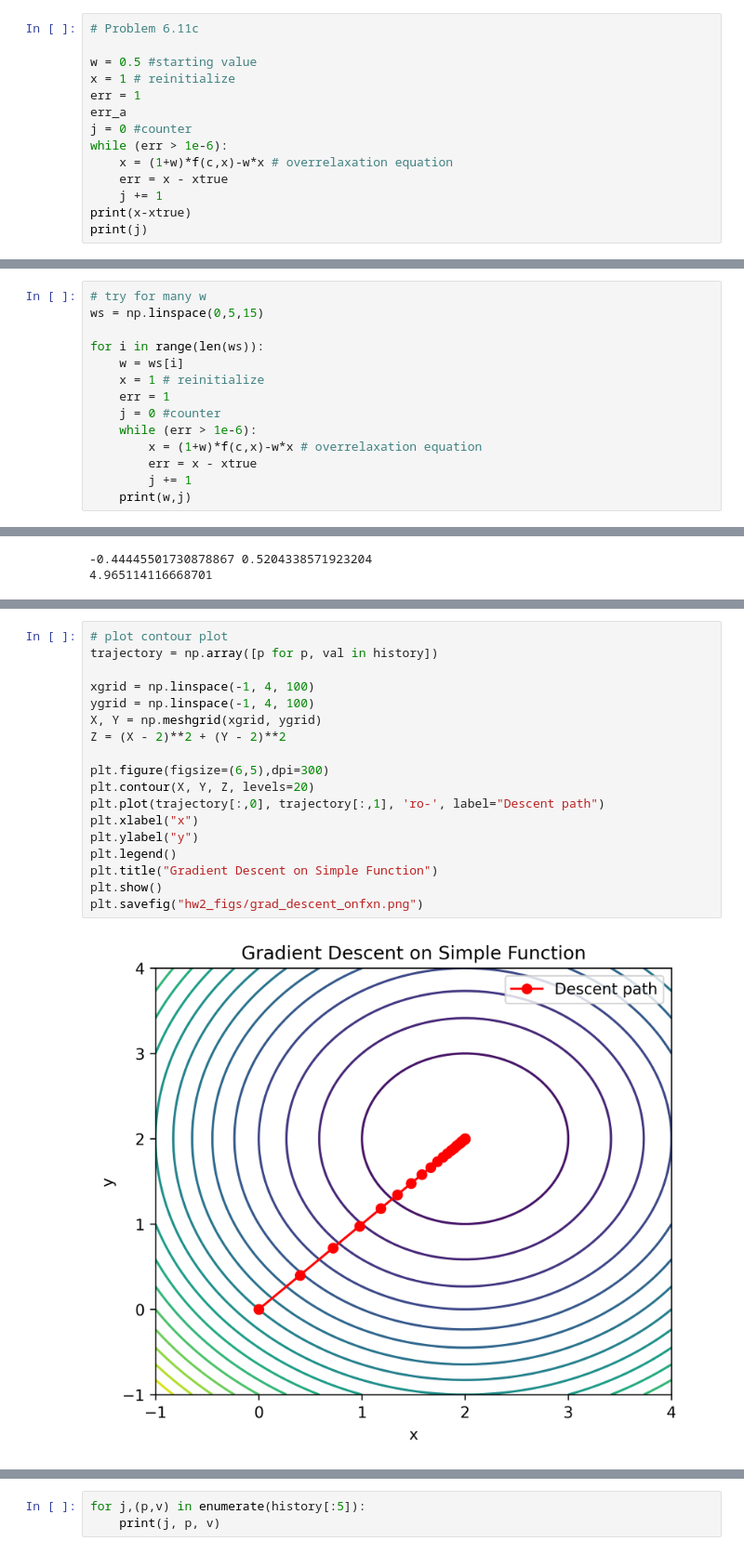
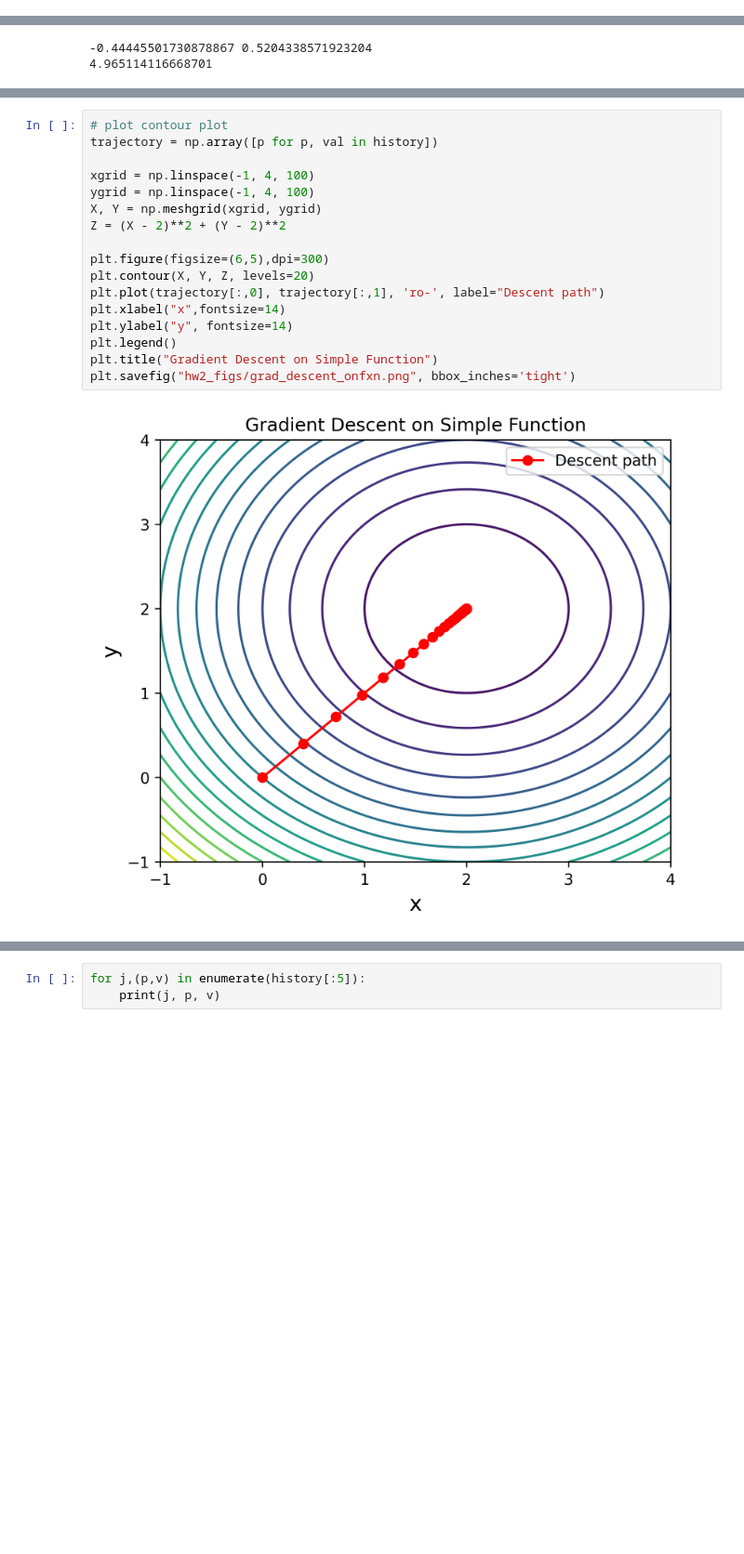
Before and after one commit to chrissellgrenbackup/computational-physics, a Jupyter notebook: hw2/HW2.ipynb, the cells around one changed output, grey strips where cells are left out. Shown at 93% size. Drawn from its saved outputs; the diff is of its cells as text; blank space fills up the shorter version.

```diff
--- a/hw2/HW2.ipynb
+++ b/hw2/HW2.ipynb
@@ -48,14 +96,0 @@ print(j)
-# %%
-# Problem 6.11c
-
-w = 0.5 #starting value
-x = 1 # reinitialize
-err = 1
-err_a
-j = 0 #counter
-while (err > 1e-6):
-    x = (1+w)*f(c,x)-w*x # overrelaxation equation
-    err = x - xtrue
-    j += 1
-print(x-xtrue)
-print(j)
@@ -65,14 +96,0 @@ print(j)
-# %%
-# try for many w
-ws = np.linspace(0,5,15)
-
-for i in range(len(ws)):
-    w = ws[i]
-    x = 1 # reinitialize
-    err = 1
-    j = 0 #counter
-    while (err > 1e-6):
-        x = (1+w)*f(c,x)-w*x # overrelaxation equation
-        err = x - xtrue
-        j += 1
-    print(w,j)
@@ -183,20 +183,19 @@ final parameters:  [1.99898588 1.99898588]
 # %%
 # plot contour plot
 trajectory = np.array([p for p, val in history])
 
 xgrid = np.linspace(-1, 4, 100)
 ygrid = np.linspace(-1, 4, 100)
 X, Y = np.meshgrid(xgrid, ygrid)
 Z = (X - 2)**2 + (Y - 2)**2
 
 plt.figure(figsize=(6,5),dpi=300)
 plt.contour(X, Y, Z, levels=20)
 plt.plot(trajectory[:,0], trajectory[:,1], 'ro-', label="Descent path")
-plt.xlabel("x")
-plt.ylabel("y")
+plt.xlabel("x",fontsize=14)
+plt.ylabel("y", fontsize=14)
 plt.legend()
 plt.title("Gradient Descent on Simple Function")
-plt.show()
-plt.savefig("hw2_figs/grad_descent_onfxn.png")
+plt.savefig("hw2_figs/grad_descent_onfxn.png", bbox_inches='tight')
 # %% [output]
-[figure, old version]
+[figure, new version]
```
Also changed, not shown: parts of 6 cells of this notebook.
